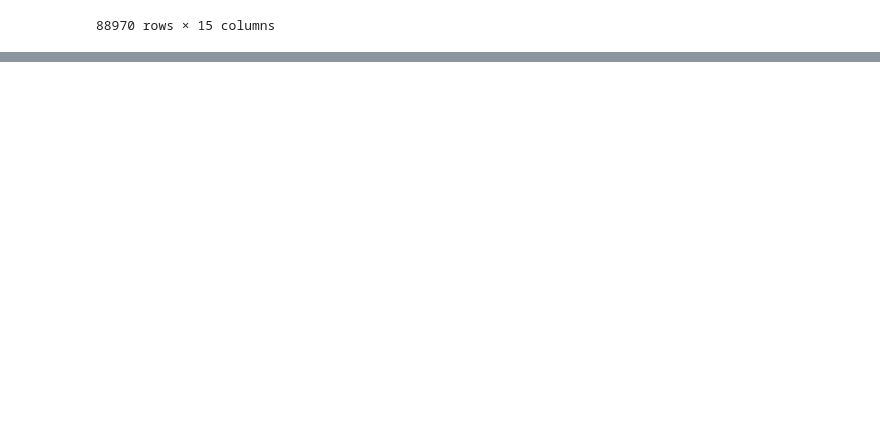
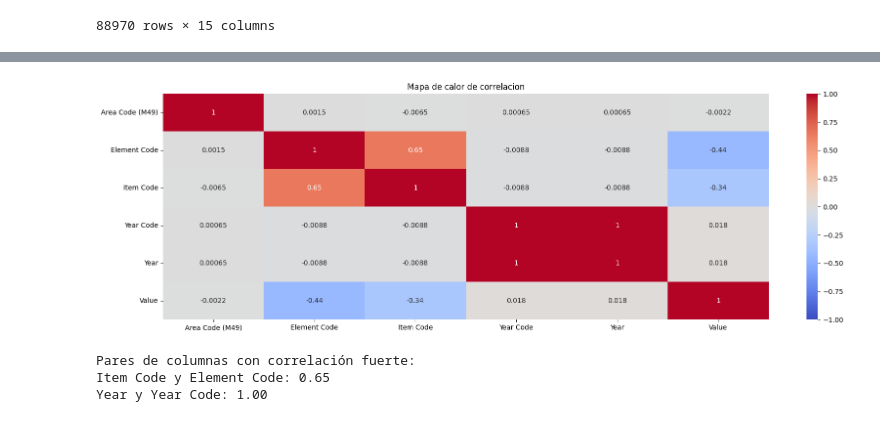
Before and after one commit to Lucaspadula/hackathon_mE, a Jupyter notebook: notebooks/pesticidas.ipynb, the cells around one changed output, grey strips where cells are left out. Saved outputs shown, nothing was run; the diff lists cells and outputs as text; code cells hidden in the pictures; blank space fills up the shorter version.

```diff
--- a/notebooks/pesticidas.ipynb
+++ b/notebooks/pesticidas.ipynb
@@ -26,0 +160,4 @@ df
+# %%
+# Correlacion de Spearman
+correlacion_spearman = df_corr.corr(method='spearman')
+print(correlacion_spearman)
@@ -26,0 +180,26 @@ df
+# %%
+plt.figure(figsize=(20,6))
+sns.heatmap(correlacion_spearman,annot=True,cmap='coolwarm',vmin=-1,vmax=1)
+plt.title('Mapa de calor de correlacion')
+plt.show()
+threshold = 0.6
+
+# Encontrar pares de columnas con correlación fuerte
+strong_correlations = []
+for i in range(len(correlacion_spearman.columns)):
+    for j in range(i):
+        if abs(correlacion_spearman.iloc[i, j]) > threshold:
+            colname1 = correlacion_spearman.columns[i]
+            colname2 = correlacion_spearman.columns[j]
+            correlation_value = correlacion_spearman.iloc[i, j]
+            strong_correlations.append((colname1, colname2, correlation_value))
+
+# Imprimir los resultados
+print("Pares de columnas con correlación fuerte:")
+for col1, col2, corr in strong_correlations:
+    print(f"{col1} y {col2}: {corr:.2f}")
+# %% [output]
+[figure, added]
+Pares de columnas con correlación fuerte:
+Item Code y Element Code: 0.65
+Year y Year Code: 1.00
```
Also changed, not shown: parts of 18 cells of this notebook, 1 other file.
